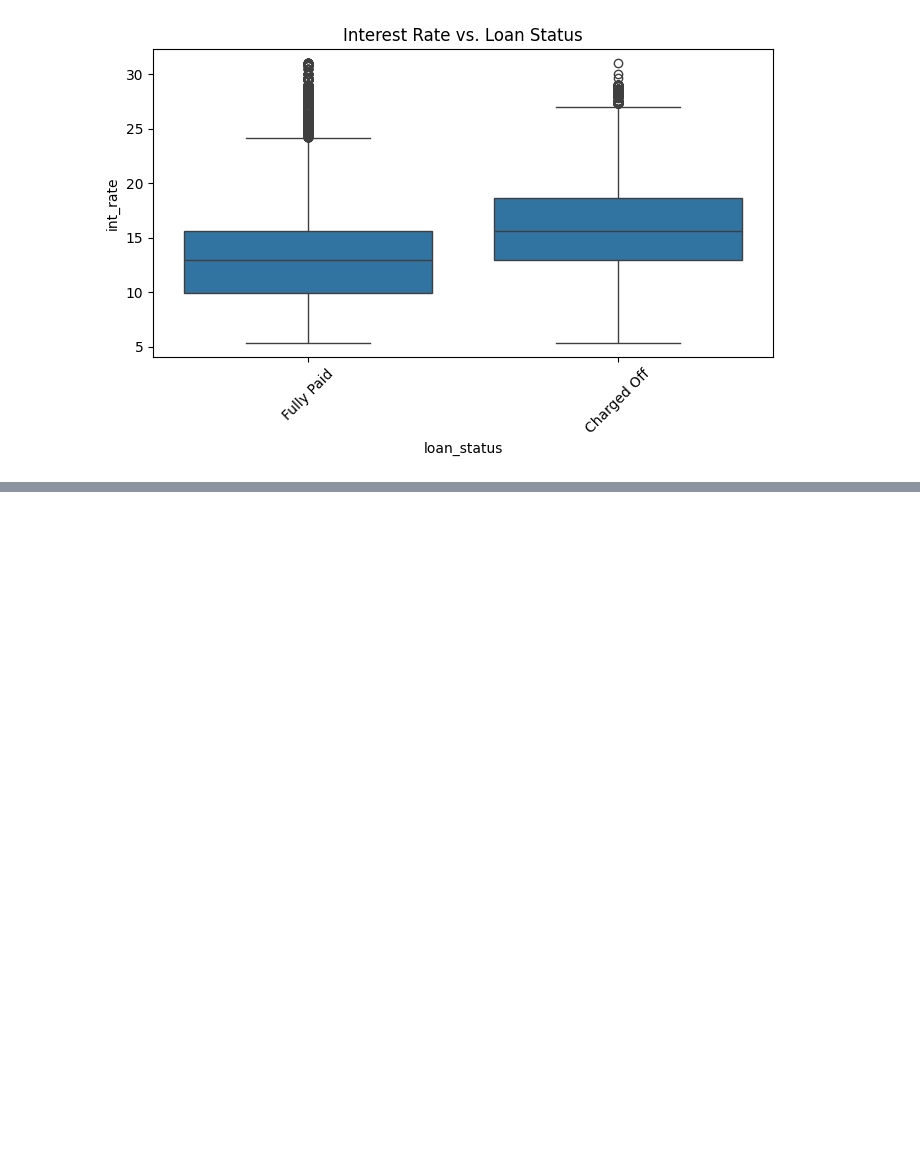
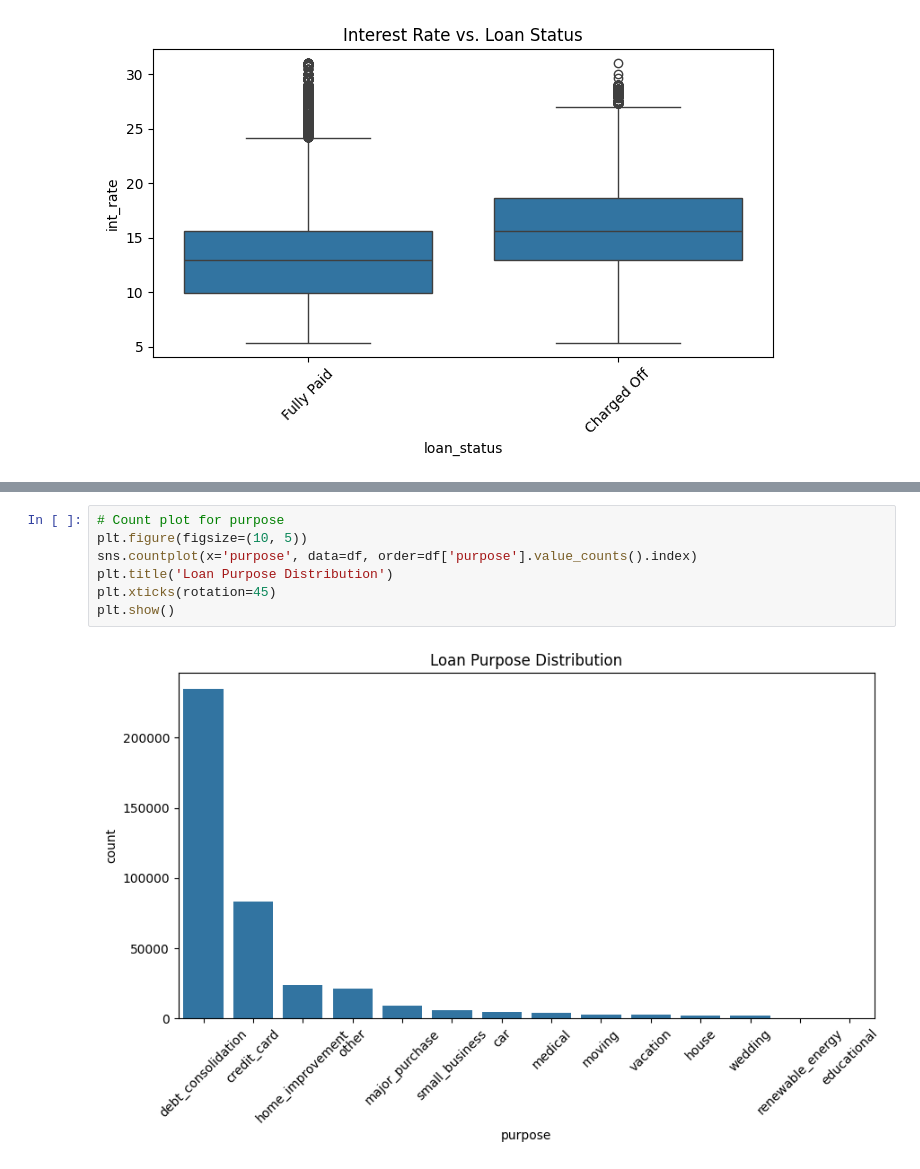
Before and after one commit to GoudyMT/Lending-Data-View, a Jupyter notebook: analysis.ipynb, the cells around one changed output, grey strips where cells are left out. Drawn from its saved outputs; the diff is of its cells as text; blank space fills up the shorter version.

```diff
--- a/analysis.ipynb
+++ b/analysis.ipynb
@@ -204,0 +288,9 @@ plt.show()
+# %%
+# Count plot for purpose
+plt.figure(figsize=(10, 5))
+sns.countplot(x='purpose', data=df, order=df['purpose'].value_counts().index)
+plt.title('Loan Purpose Distribution')
+plt.xticks(rotation=45)
+plt.show()
+# %% [output]
+[figure, added]
```
Also changed, not shown: parts of 15 cells of this notebook.
